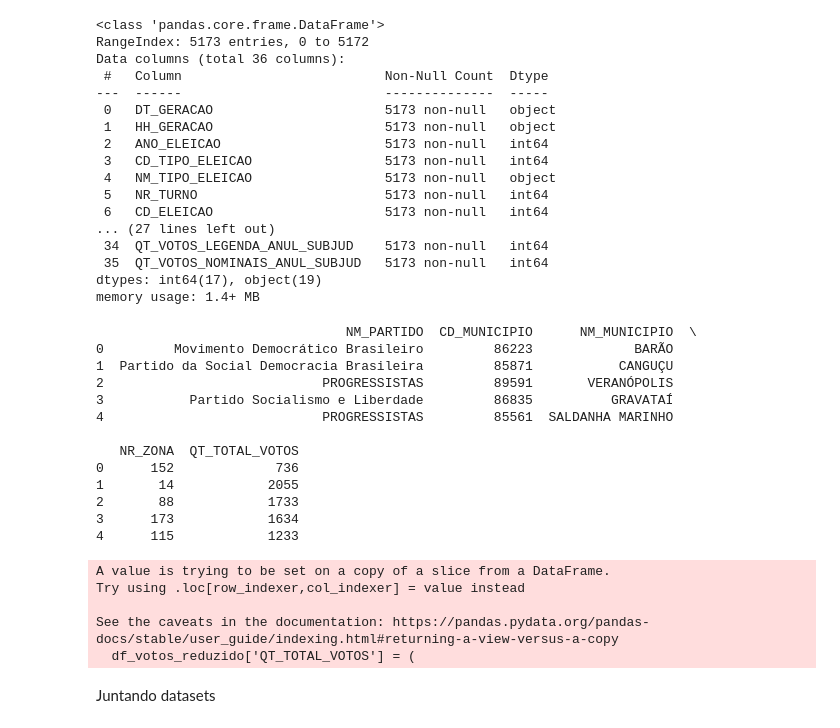
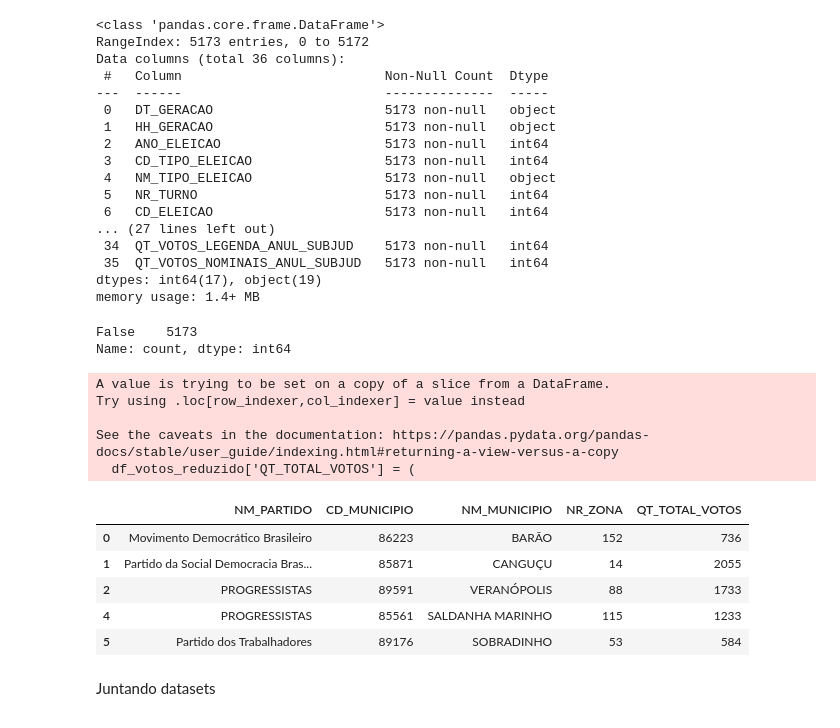
Before and after one commit to arthuraccorsi/TF-CPAD, a Jupyter notebook: TF_EDA.ipynb, the cells around one changed output. Saved outputs shown, nothing was run; the diff lists cells and outputs as text; code cells hidden in the pictures.

Commit message:
Alterado para apenas vereadores, ppt, algumas metricas extras

```diff
--- a/TF_EDA.ipynb
+++ b/TF_EDA.ipynb
@@ -60,42 +66,41 @@ Data columns (total 36 columns):
  35  QT_VOTOS_NOMINAIS_ANUL_SUBJUD   5173 non-null   int64
 dtypes: int64(17), object(19)
 memory usage: 1.4+ MB
+# %%
+duplicados = df_votos_inicio.duplicated().value_counts()
+print(duplicados)
+# %% [output]
+False    5173
+Name: count, dtype: int64
 # %%
-df_votos_primeiro_turno = df_votos_inicio[df_votos_inicio['NR_TURNO'] == 1]
+df_votos_primeiro_turno = df_votos_inicio[df_votos_inicio['DS_CARGO'] == 'Vereador']
 
-df_votos_reduzido = df_votos_primeiro_turno[['NR_TURNO', 'NM_PARTIDO', 'CD_MUNICIPIO', 'NM_MUNICIPIO', 'NR_ZONA',
+df_votos_reduzido = df_votos_primeiro_turno[['NM_PARTIDO', 'CD_MUNICIPIO', 'NM_MUNICIPIO', 'NR_ZONA',
                               'QT_VOTOS_LEGENDA_VALIDOS', 'QT_VOTOS_NOM_CONVR_LEG_VALIDOS',
                               'QT_TOTAL_VOTOS_LEG_VALIDOS', 'QT_VOTOS_NOMINAIS_VALIDOS']]
 
 df_votos_reduzido['QT_TOTAL_VOTOS'] = (
     df_votos_reduzido['QT_VOTOS_LEGENDA_VALIDOS'] +
     df_votos_reduzido['QT_VOTOS_NOM_CONVR_LEG_VALIDOS'] +
     df_votos_reduzido['QT_TOTAL_VOTOS_LEG_VALIDOS'] +
     df_votos_reduzido['QT_VOTOS_NOMINAIS_VALIDOS']
 )
 
 df_votos = df_votos_reduzido[['NM_PARTIDO', 'CD_MUNICIPIO', 'NM_MUNICIPIO', 'NR_ZONA', 'QT_TOTAL_VOTOS']]
 
-print(df_votos.head())
+df_votos.head()
 # %% [output]
-                                NM_PARTIDO  CD_MUNICIPIO      NM_MUNICIPIO  \
-0         Movimento Democrático Brasileiro         86223             BARÃO
-1  Partido da Social Democracia Brasileira         85871           CANGUÇU
-2                            PROGRESSISTAS         89591       VERANÓPOLIS
-3           Partido Socialismo e Liberdade         86835          GRAVATAÍ
-4                            PROGRESSISTAS         85561  SALDANHA MARINHO
+A value is trying to be set on a copy of a slice from a DataFrame.
+Try using .loc[row_indexer,col_indexer] = value instead
 
-   NR_ZONA  QT_TOTAL_VOTOS
-0      152             736
-1       14            2055
-2       88            1733
-3      173            1634
-4      115            1233
+See the caveats in the documentation: https://pandas.pydata.org/pandas-docs/stable/user_guide/indexing.html#returning-a-view-versus-a-copy
+  df_votos_reduzido['QT_TOTAL_VOTOS'] = (
-A value is trying to be set on a copy of a slice from a DataFrame.
-Try using .loc[row_indexer,col_indexer] = value instead
-
-See the caveats in the documentation: https://pandas.pydata.org/pandas-docs/stable/user_guide/indexing.html#returning-a-view-versus-a-copy
-  df_votos_reduzido['QT_TOTAL_VOTOS'] = (
+|  | NM_PARTIDO | CD_MUNICIPIO | NM_MUNICIPIO | NR_ZONA | QT_TOTAL_VOTOS |
+| 0 | Movimento Democrático Brasileiro | 86223 | BARÃO | 152 | 736 |
+| 1 | Partido da Social Democracia Bras... | 85871 | CANGUÇU | 14 | 2055 |
+| 2 | PROGRESSISTAS | 89591 | VERANÓPOLIS | 88 | 1733 |
+| 4 | PROGRESSISTAS | 85561 | SALDANHA MARINHO | 115 | 1233 |
+| 5 | Partido dos Trabalhadores | 89176 | SOBRADINHO | 53 | 584 |
 # %% [markdown]
 Juntando datasets
 # %%
```
Also changed, not shown: parts of 16 cells of this notebook, 2 other files.
